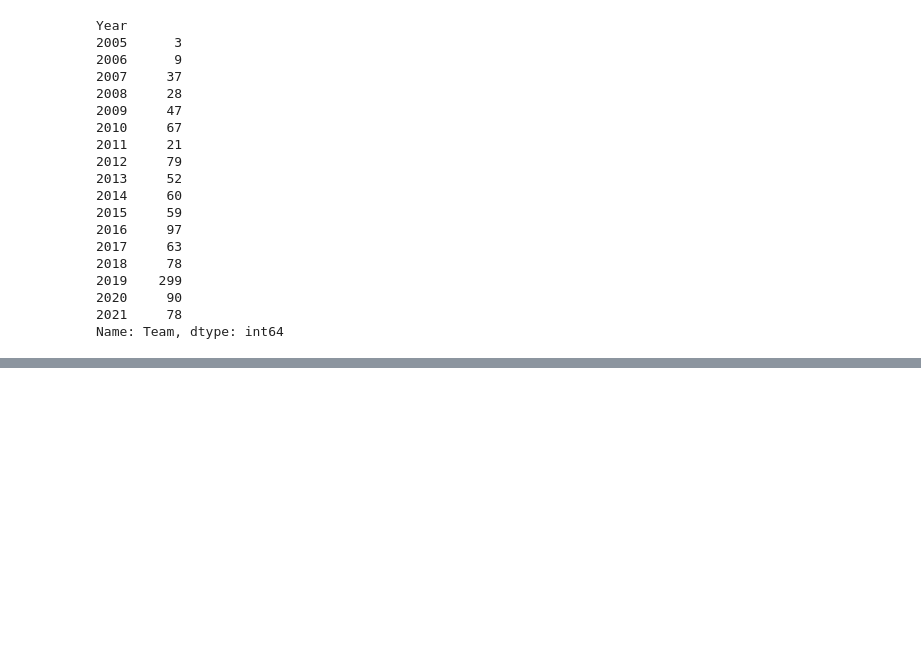
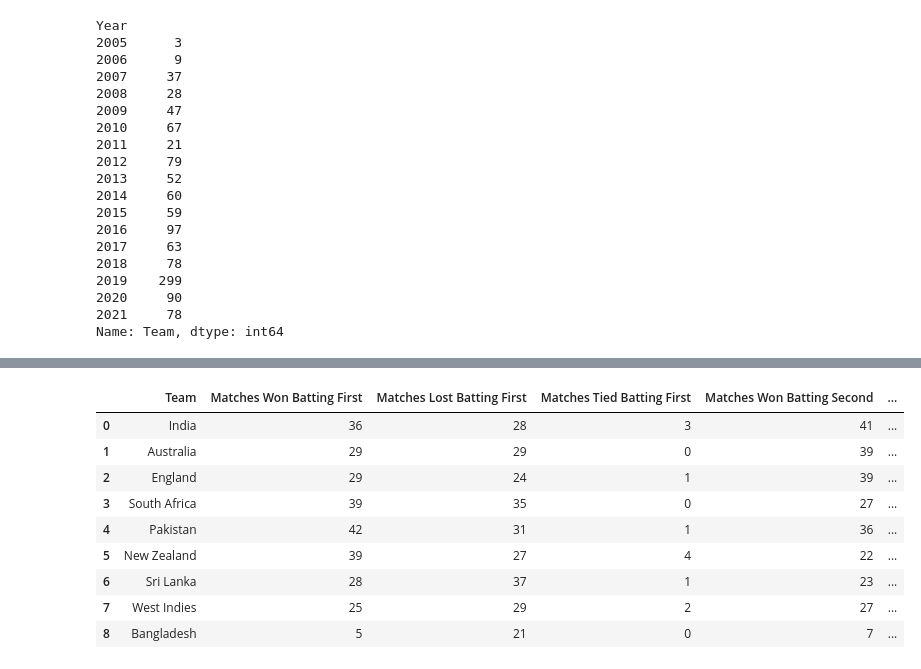
Before and after one commit to VicodinAbuser/Cricket-Predictvie-Analytics-Experimentation, a Jupyter notebook: Ind SL T20I Predictive Analytics.ipynb, the cells around one changed output, grey strips where cells are left out. Drawn from its saved outputs; the diff is of its cells as text; code cells hidden in the pictures; blank space fills up the shorter version.

Commit message:
Create a dataframe containing win/loss percentages of all teams while batting 1st & 2nd respectively

```diff
--- a/Ind SL T20I Predictive Analytics.ipynb
+++ b/Ind SL T20I Predictive Analytics.ipynb
@@ -182,0 +142,9 @@ all_t20is_ever_refined[['Result', 'Bat']].drop_duplicates().sort_values('Result'
+# %%
+teams_to_consider = ['India', 'Australia', 'England', 'South Africa', 'Pakistan', 'New Zealand', 'Sri Lanka', 'West Indies', 'Bangladesh']
+# %%
+df = df[df['Team'].isin(teams_to_consider) & df['Opposition'].isin(teams_to_consider)]
+# %%
+x = pd.DataFrame(df.groupby(['Team'])['Result'].value_counts())
+x.columns = ['Count']
+x = x.reset_index()
+x
@@ -182,0 +216,21 @@ all_t20is_ever_refined[['Result', 'Bat']].drop_duplicates().sort_values('Result'
+# %%
+results_dict = {'Team': teams_to_consider, 'Matches Won Batting First': [36, 29, 29, 39, 42, 39, 28, 25, 5], 'Matches Lost Batting First': [28, 29, 24, 35, 31, 27, 37, 29, 21], 'Matches Tied Batting First': [3, 0, 1, 0, 1, 4, 1, 2, 0], 'Matches Won Batting Second': [41, 39, 39, 27, 36, 22, 23, 27, 7], 'Matches Lost Batting Second': [17, 34, 33, 24, 30, 35, 33, 34, 32], 'Matches Tied Batting Second': [0, 2, 1, 1, 2, 4, 1, 1, 0]}
+team_wise_results = pd.DataFrame(results_dict)
+# %%
+team_wise_results['Bat 1st Win %'] = team_wise_results[['Matches Won Batting First', 'Matches Lost Batting First', 'Matches Tied Batting First']].apply(lambda x:x[0]/(x[0]+x[1]+x[2])*100, axis=1)
+team_wise_results['Bat 1st Loss %'] = team_wise_results[['Matches Won Batting First', 'Matches Lost Batting First', 'Matches Tied Batting First']].apply(lambda x:x[1]/(x[0]+x[1]+x[2])*100, axis=1)
+team_wise_results['Bat 2nd Win %'] = team_wise_results[['Matches Won Batting Second', 'Matches Lost Batting Second', 'Matches Tied Batting Second']].apply(lambda x:x[0]/(x[0]+x[1]+x[2])*100, axis=1)
+team_wise_results['Bat 2nd Loss %'] = team_wise_results[['Matches Won Batting Second', 'Matches Lost Batting Second', 'Matches Tied Batting Second']].apply(lambda x:x[1]/(x[0]+x[1]+x[2])*100, axis=1)
+team_wise_results = team_wise_results.round(decimals=2)
+team_wise_results
+# %% [output]
+|  | Team | Matches Won Batting First | Matches Lost Batting First | Matches Tied Batting First | Matches Won Batting Second | ... |
+| 0 | India | 36 | 28 | 3 | 41 | ... |
+| 1 | Australia | 29 | 29 | 0 | 39 | ... |
+| 2 | England | 29 | 24 | 1 | 39 | ... |
+| 3 | South Africa | 39 | 35 | 0 | 27 | ... |
+| 4 | Pakistan | 42 | 31 | 1 | 36 | ... |
+| 5 | New Zealand | 39 | 27 | 4 | 22 | ... |
+| 6 | Sri Lanka | 28 | 37 | 1 | 23 | ... |
+| 7 | West Indies | 25 | 29 | 2 | 27 | ... |
+| 8 | Bangladesh | 5 | 21 | 0 | 7 | ... |
```
Also changed, not shown: parts of 17 cells of this notebook, 1 other file.
